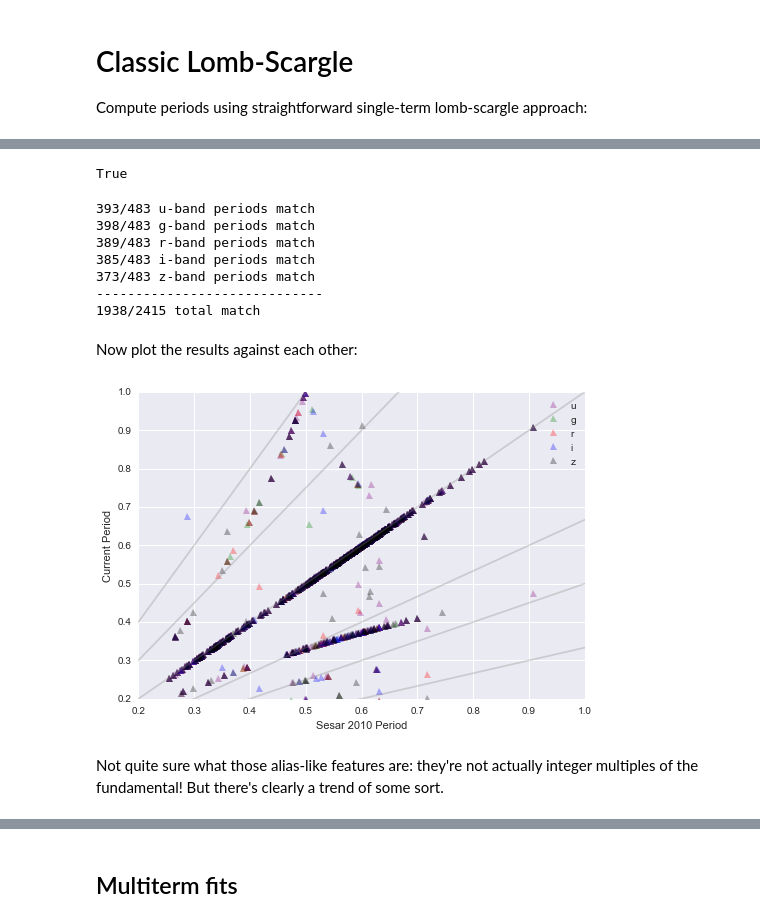
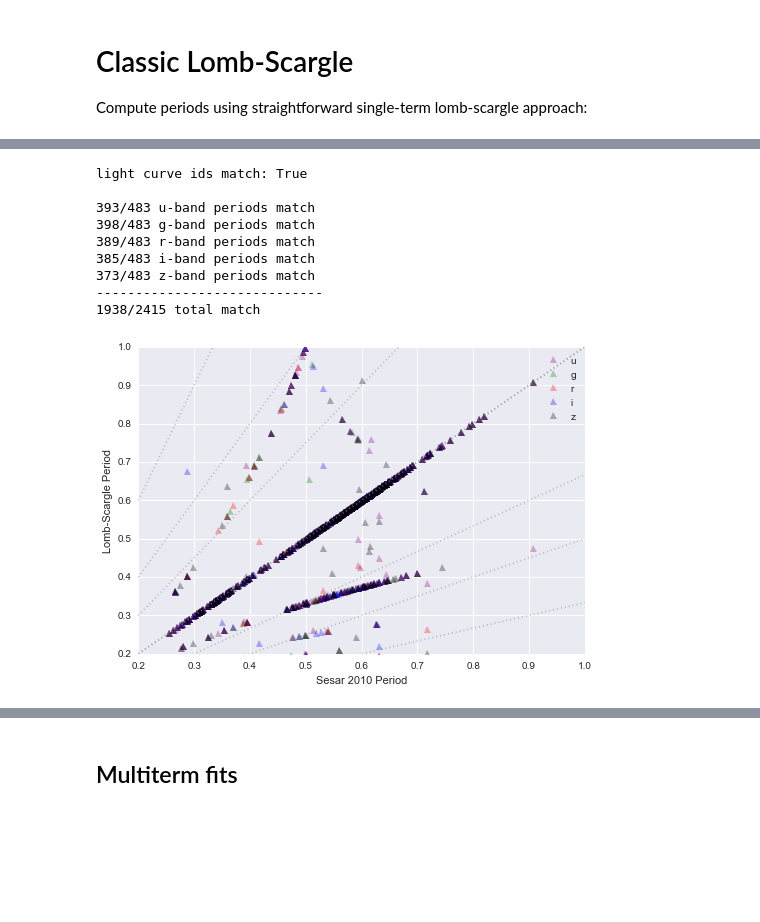
Before and after one commit to jakevdp/multiband_LS, a Jupyter notebook: ComparePeriods.ipynb, the cells around one changed output, grey strips where cells are left out. Cells and saved outputs as stored; diff of their text form; code cells hidden in the pictures; blank space fills up the shorter version.

```diff
--- a/ComparePeriods.ipynb
+++ b/ComparePeriods.ipynb
@@ -16,8 +16,7 @@ Get the periods from table 2 of Brani's paper:
 # %%
 from multiband_LS.data import fetch_lc_params
 data = fetch_lc_params()
-i_sort = np.argsort(data['id'])
-data = data[i_sort]
+data.sort()  # sorts by id (first column)
 # %% [markdown]
 # Classic Lomb-Scargle
 
@@ -42,4 +85,4 @@ def single_term(lcid, rrlyrae):
     return period_search(t, y, dy)
 
 cache = CacheResults('results', verbose=True)
-derived_periods = cache.call_iter(single_term, lcids, args=(rrlyrae,))
+periods_simple = cache.call_iter(single_term, lcids, args=(rrlyrae,))
@@ -48,42 +89,13 @@ Double-check that the IDs all agree:
-# %%
-np.all(lcids == data['id'])
-# %% [output]
-True
-# %%
-matches = (abs(derived_periods.T - data['P']) < 0.01)
-
-for i, filt in enumerate('ugriz'):
-    print('{0}/{1} {2}-band periods match'.format(np.sum(matches[i]), matches[i].size, filt))
-print('-----------------------------')
-print('{0}/{1} total match'.format(np.sum(matches), matches.size))
-# %% [output]
-393/483 u-band periods match
-398/483 g-band periods match
-389/483 r-band periods match
-385/483 i-band periods match
-373/483 z-band periods match
------------------------------
-1938/2415 total match
-# %% [markdown]
-Now plot the results against each other:
-# %%
-colors = ['purple', 'green', 'red', 'blue', 'black']
-filters = 'ugriz'
-
-for i, (filt, color) in enumerate(zip(filters, colors)):
-    plt.plot(data['P'], derived_periods[:, i], '^',
-             c=color, label=filt, alpha=0.3)
-
-P = np.linspace(0.2, 1.0)
-for f in [1/3, 2/3, 1/2, 1, 1.5, 2]:
-    plt.plot(P, f * P, '-', c='gray', alpha=0.3)
-plt.xlim(0.2, 1.0)
-plt.ylim(0.2, 1.0)
-
-plt.legend()
-plt.xlabel("Sesar 2010 Period")
-plt.ylabel("Current Period");
-# %% [output]
-[figure, removed]
-# %% [markdown]
-Not quite sure what those alias-like features are: they're not actually integer multiples of the fundamental! But there's clearly a trend of some sort.
+# %%
+analyze_and_plot(lcids, data, periods_simple)
+# %% [output]
+light curve ids match: True
+
+393/483 u-band periods match
+398/483 g-band periods match
+389/483 r-band periods match
+385/483 i-band periods match
+373/483 z-band periods match
+-----------------------------
+1938/2415 total match
+[figure, added]
```
Also changed, not shown: parts of 18 cells of this notebook.
